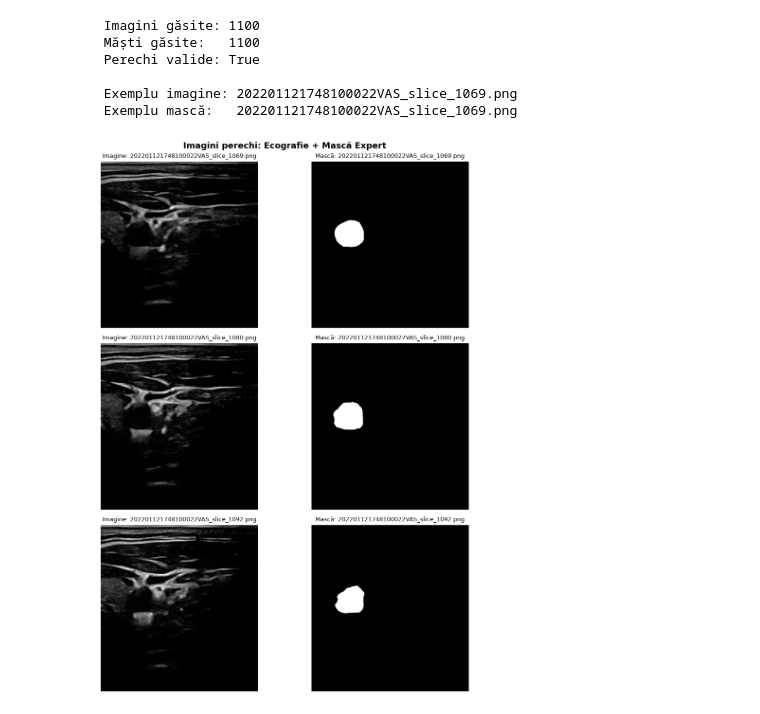
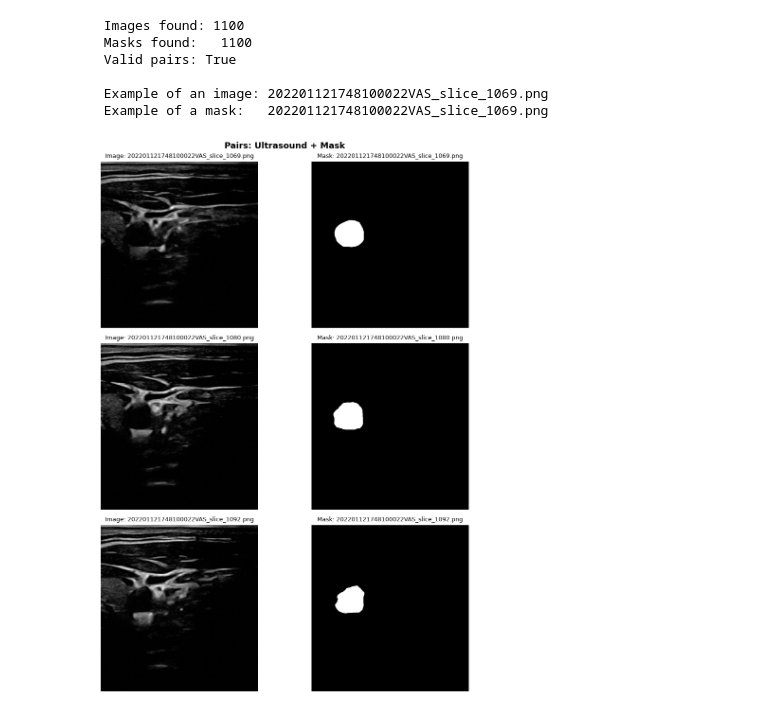
Before and after one commit to catalinagligor/carotid-ai-assist, a Jupyter notebook: notebooks/01-carotid-eda.ipynb, the cells around one changed output. Drawn from its saved outputs; the diff is of its cells as text; code cells hidden in the pictures.

```diff
--- a/notebooks/01-carotid-eda.ipynb
+++ b/notebooks/01-carotid-eda.ipynb
@@ -10,46 +10,46 @@ from PIL import Image
 import numpy as np
 import pandas as pd
 
 
 IMAGES_PATH = "/kaggle/input/datasets/orvile/carotid-ultrasound-images/Common Carotid Artery Ultrasound Images/Common Carotid Artery Ultrasound Images/US images"
 MASKS_PATH  = "/kaggle/input/datasets/orvile/carotid-ultrasound-images/Common Carotid Artery Ultrasound Images/Common Carotid Artery Ultrasound Images/Expert mask images"
 CARDIO_PATH = "/kaggle/input/datasets/sulianova/cardiovascular-disease-dataset/cardio_train.csv"
 
 
 images_list = sorted(os.listdir(IMAGES_PATH))
 masks_list  = sorted(os.listdir(MASKS_PATH))
 
-print(f" Imagini găsite: {len(images_list)}")
-print(f" Măști găsite:   {len(masks_list)}")
-print(f" Perechi valide: {len(images_list) == len(masks_list)}")
-print(f"\n Exemplu imagine: {images_list[0]}")
-print(f" Exemplu mască:   {masks_list[0]}")
+print(f" Images found: {len(images_list)}")
+print(f" Masks found:  {len(masks_list)}")
+print(f" Valid pairs: {len(images_list) == len(masks_list)}")
+print(f"\n Example of an image: {images_list[0]}")
+print(f" Example of a mask:   {masks_list[0]}")
 
 
 fig, axes = plt.subplots(3, 2, figsize=(10, 12))
 for i in range(3):
     img  = np.array(Image.open(os.path.join(IMAGES_PATH, images_list[i])).convert('L'))
     mask = np.array(Image.open(os.path.join(MASKS_PATH,  masks_list[i])).convert('L'))
 
     axes[i, 0].imshow(img, cmap='gray')
-    axes[i, 0].set_title(f'Imagine: {images_list[i]}', fontsize=9)
+    axes[i, 0].set_title(f'Image: {images_list[i]}', fontsize=9)
     axes[i, 0].axis('off')
 
     axes[i, 1].imshow(mask, cmap='gray')
-    axes[i, 1].set_title(f'Mască: {masks_list[i]}', fontsize=9)
+    axes[i, 1].set_title(f'Mask: {masks_list[i]}', fontsize=9)
     axes[i, 1].axis('off')
 
-plt.suptitle('Imagini perechi: Ecografie + Mască Expert', fontsize=13, fontweight='bold')
+plt.suptitle('Pairs: Ultrasound + Mask', fontsize=13, fontweight='bold')
 plt.tight_layout()
 plt.savefig('first_look.png', dpi=150, bbox_inches='tight')
 plt.show()
 # %% [output]
- Imagini găsite: 1100
- Măști găsite:   1100
- Perechi valide: True
+ Images found: 1100
+ Masks found:   1100
+ Valid pairs: True
 
- Exemplu imagine: 202201121748100022VAS_slice_1069.png
- Exemplu mască:   202201121748100022VAS_slice_1069.png
+ Example of an image: 202201121748100022VAS_slice_1069.png
+ Example of a mask:   202201121748100022VAS_slice_1069.png
-[figure, old version]
+[figure, new version]
 # %%
 fig, axes = plt.subplots(4, 3, figsize=(14, 16))
```
Also changed, not shown: parts of 16 cells of this notebook, 4 other files.
